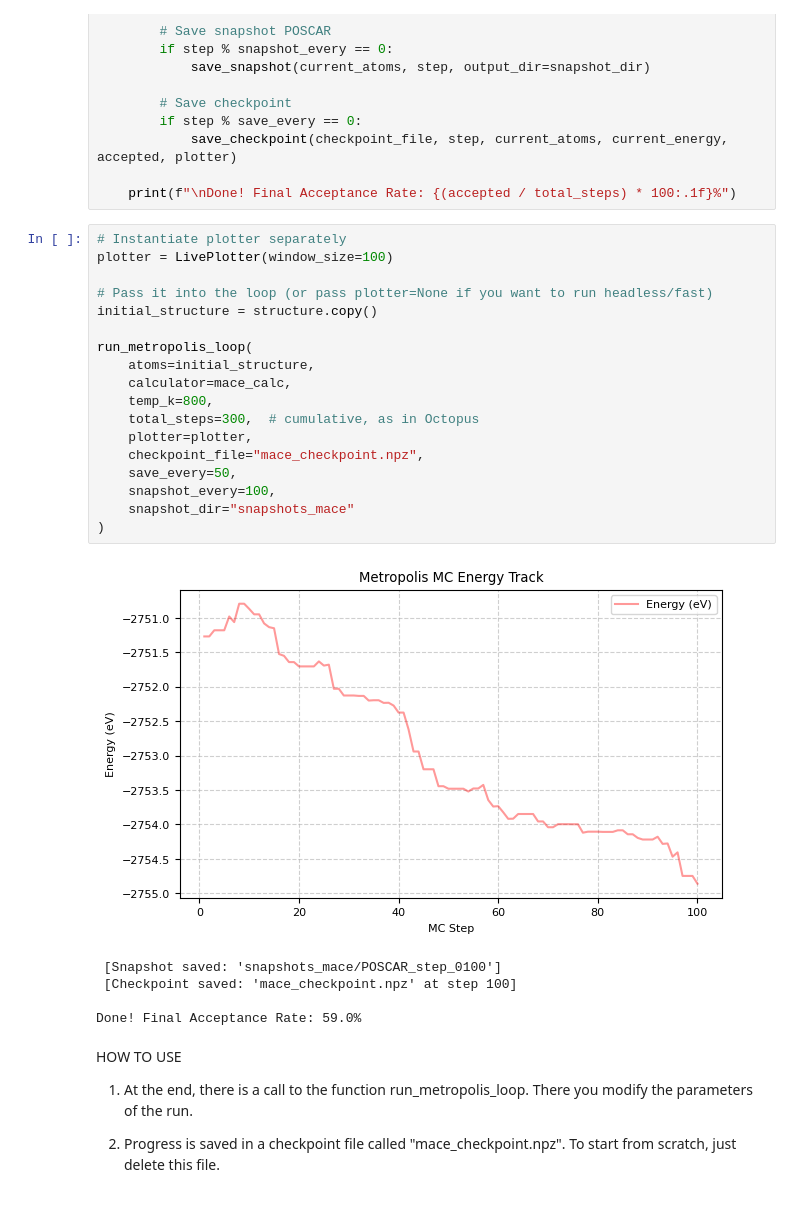
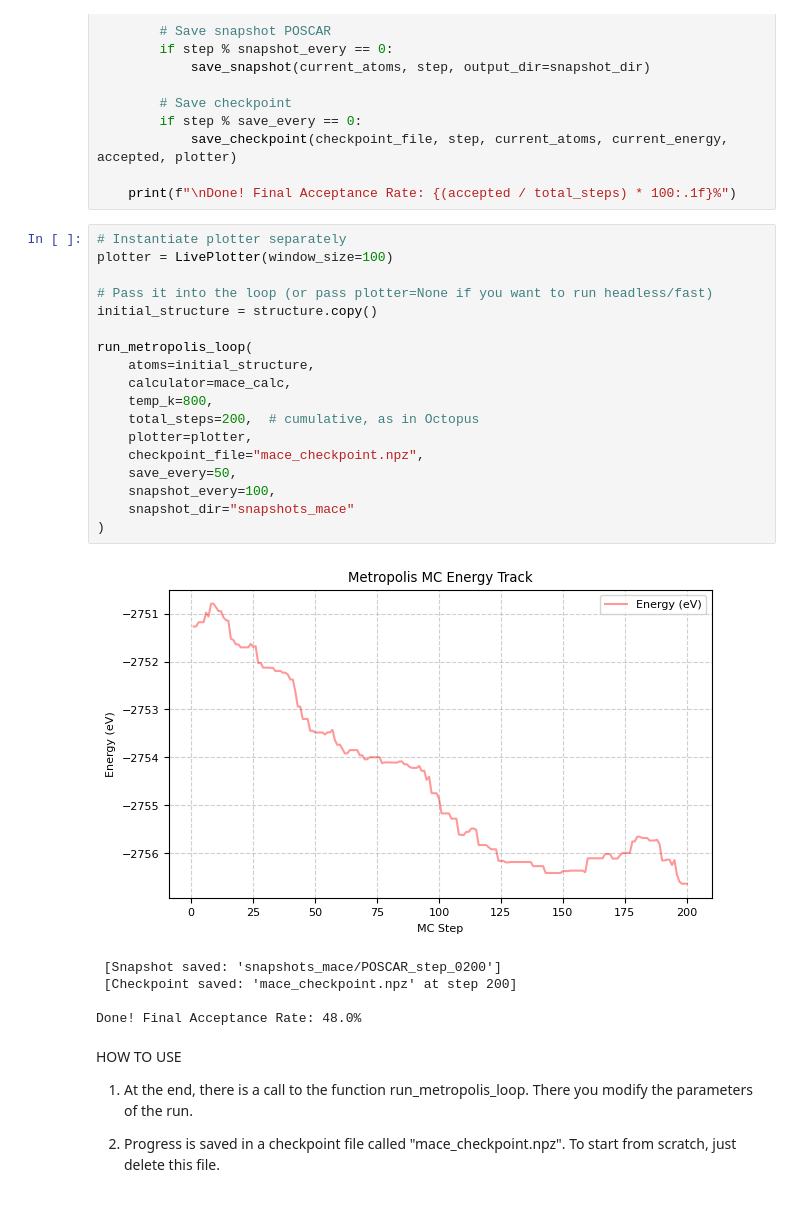
Before and after one commit to inglorious-castro/CSRO-explorer, a Jupyter notebook: 2_mc_annealing/metropolis-mace.ipynb, the cells around one changed output. Drawn from its saved outputs; the diff is of its cells as text.

Commit message:
200 steps

```diff
--- a/2_mc_annealing/metropolis-mace.ipynb
+++ b/2_mc_annealing/metropolis-mace.ipynb
@@ -261,27 +261,27 @@ def run_metropolis_loop(atoms, calculator, temp_k, total_steps, plotter=None,
 # %%
 # Instantiate plotter separately
 plotter = LivePlotter(window_size=100)
 
 # Pass it into the loop (or pass plotter=None if you want to run headless/fast)
 initial_structure = structure.copy()
 
 run_metropolis_loop(
     atoms=initial_structure,
     calculator=mace_calc,
     temp_k=800,
-    total_steps=300,  # cumulative, as in Octopus
+    total_steps=200,  # cumulative, as in Octopus
     plotter=plotter,
     checkpoint_file="mace_checkpoint.npz",
     save_every=50,
     snapshot_every=100,
     snapshot_dir="snapshots_mace"
 )
 # %% [output]
-[figure, old version]
+[figure, new version]
- [Snapshot saved: 'snapshots_mace/POSCAR_step_0100']
- [Checkpoint saved: 'mace_checkpoint.npz' at step 100]
+ [Snapshot saved: 'snapshots_mace/POSCAR_step_0200']
+ [Checkpoint saved: 'mace_checkpoint.npz' at step 200]
 
-Done! Final Acceptance Rate: 59.0%
+Done! Final Acceptance Rate: 48.0%
 # %% [markdown]
 HOW TO USE
 
```
Also changed, not shown: parts of 1 cell of this notebook, 2 other files.
